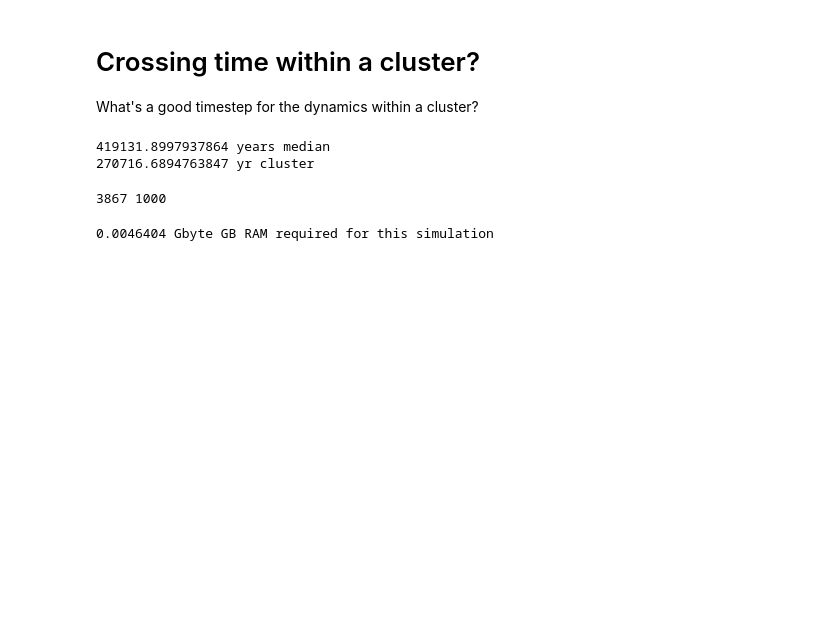
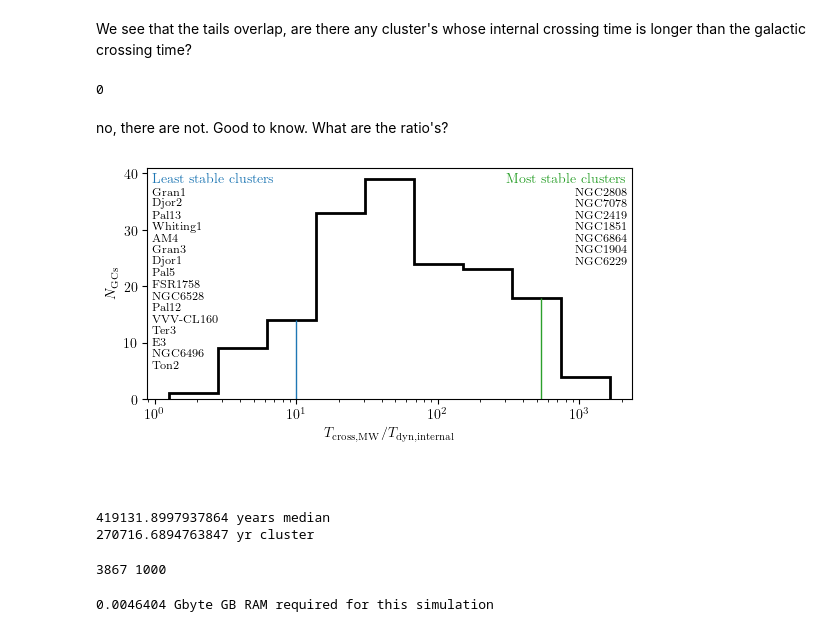
Before and after one commit to salvatore-ferrone/phd-thesis-ferrone, a Jupyter notebook: demos/numericalError/starParticles.ipynb, the cells around one changed output. Cells and saved outputs as stored; diff of their text form; code cells hidden in the pictures; blank space fills up the shorter version.

Commit message:
made fig for stability of a GC based on time ratio

```diff
--- a/demos/numericalError/starParticles.ipynb
+++ b/demos/numericalError/starParticles.ipynb
@@ -87,6 +97,50 @@ fig.savefig("../../images/GCsystemCharacteristicTimes.png", bbox_inches='tight',
-# %% [markdown]
-# Crossing time within a cluster?
-What's a good timestep for the dynamics within a cluster?
+# %% [markdown]
+We see that the tails overlap, are there any cluster's whose internal crossing time is longer than the galactic crossing time?
+# %%
+print(np.sum(tdyn > tcrossGCs))
+# %% [output]
+0
+# %% [markdown]
+no, there are not. Good to know. What are the ratio's?
+# %%
+least_stable_threshold,most_stable_threshold = 10,500
+ratio = tcrossGCs/tdyn
+criteria=ratio < least_stable_threshold
+least_stable = GCdata['Cluster'][criteria]
+least_stable_ratio = ratio[criteria]
+least_stable_sort = np.argsort(least_stable_ratio)
+least_stable_sorted = least_stable[least_stable_sort]
+criteria = ratio > most_stable_threshold
+most_stable = GCdata['Cluster'][criteria]
+most_stable_ratio = ratio[criteria]
+most_stable_sort = np.argsort(most_stable_ratio)
+most_stable_sorted = most_stable[most_stable_sort]
+# %%
+bins = np.logspace(np.log10(ratio.min().value), np.log10(ratio.max().value) , int(np.sqrt(nbins)))
+centers = 0.5*(bins[1:] + bins[:-1])
+fig,axis=plt.subplots(1,1,figsize=(8.25-2,3))
+counts,_,_=axis.hist(ratio.value, bins=bins, histtype='step', lw=2, color='black')
+# find the intersection of the counts with the median tdyn
+index_least = np.argmin(np.abs(centers-least_stable_threshold))
+index_most = np.argmin(np.abs(centers-most_stable_threshold))
+axis.vlines(centers[index_least], 0, counts[index_least], color='tab:blue', linestyle='-', lw=1, )
+axis.vlines(centers[index_most], 0, counts[index_most], color='tab:green', linestyle='-', lw=1,)
+axis.set_xscale('log')
+axis.set_xlabel(r'$T_{\mathrm{cross,MW}}/T_{\mathrm{dyn,internal}}$', fontsize="medium")
+axis.set_ylabel(r'$N_{\mathrm{GCs}}$', fontsize="medium")
+axis.text(0.01, 0.925, r"$\mathrm{Least~stable~clusters}$", fontsize="medium", color='tab:blue',transform=axis.transAxes,ha='left', va='bottom')
+for i in range(len(least_stable)):
+    axis.text(0.01, 0.875 - i*0.05, least_stable_sorted[i], fontsize="small", color='black',transform=axis.transAxes,ha='left', va='bottom')
+
+axis.text(0.99, 0.925, r"$\mathrm{Most~stable~clusters}$", fontsize="medium", color='tab:green',transform=axis.transAxes,ha='right', va='bottom')
+for i in range(len(most_stable)):
+    axis.text(0.99, 0.875 - i*0.05, most_stable_sorted[i], fontsize="small", color='black',transform=axis.transAxes,ha='right', va='bottom')
+
+fig.savefig("../../images/GCsystemStabilityDynamicalTimeRatios.png", bbox_inches='tight', dpi=300)
+# %% [output]
+[figure, added]
+# %% [markdown]
+##
 # %%
 factor = 1/100
 index = indexes[-1]
```
Also changed, not shown: parts of 3 cells of this notebook, 3 other files.
